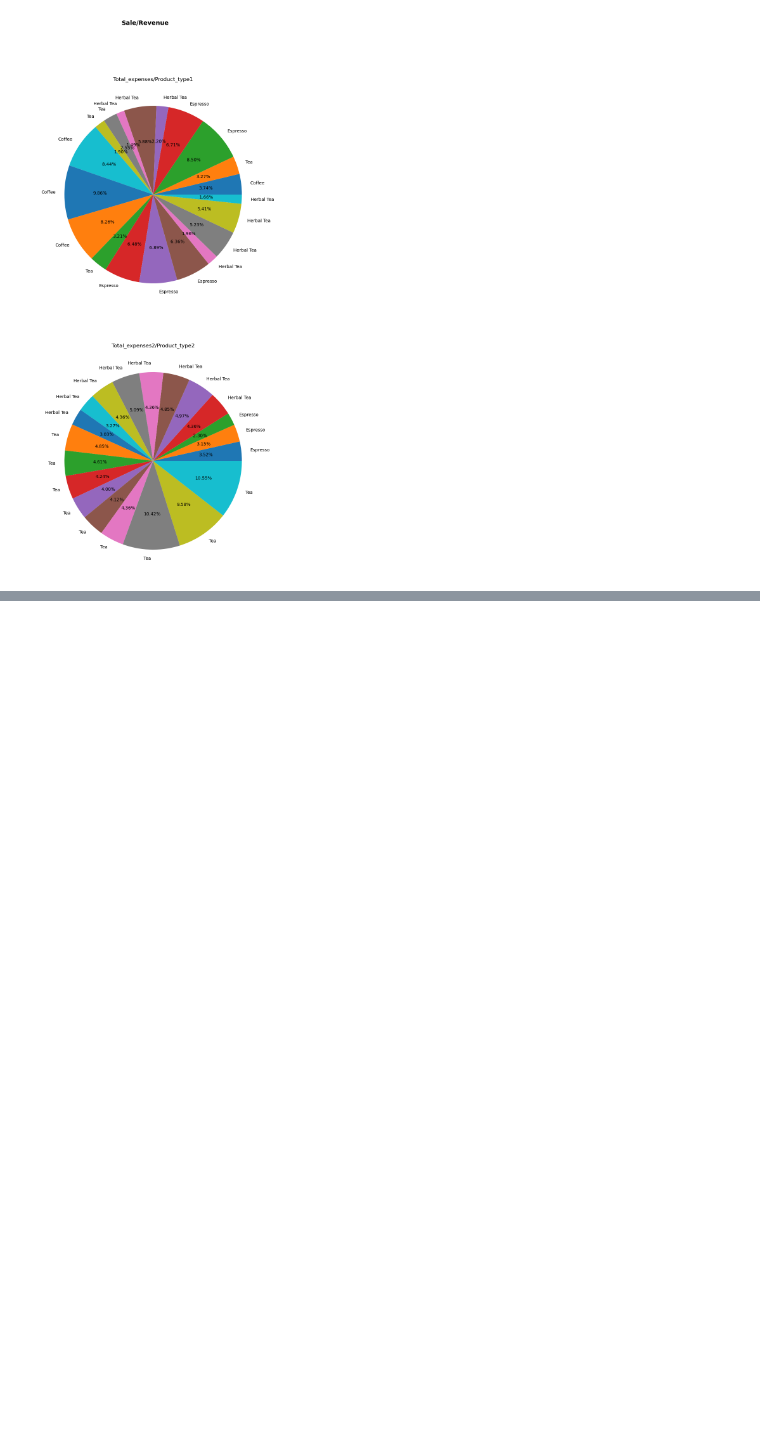
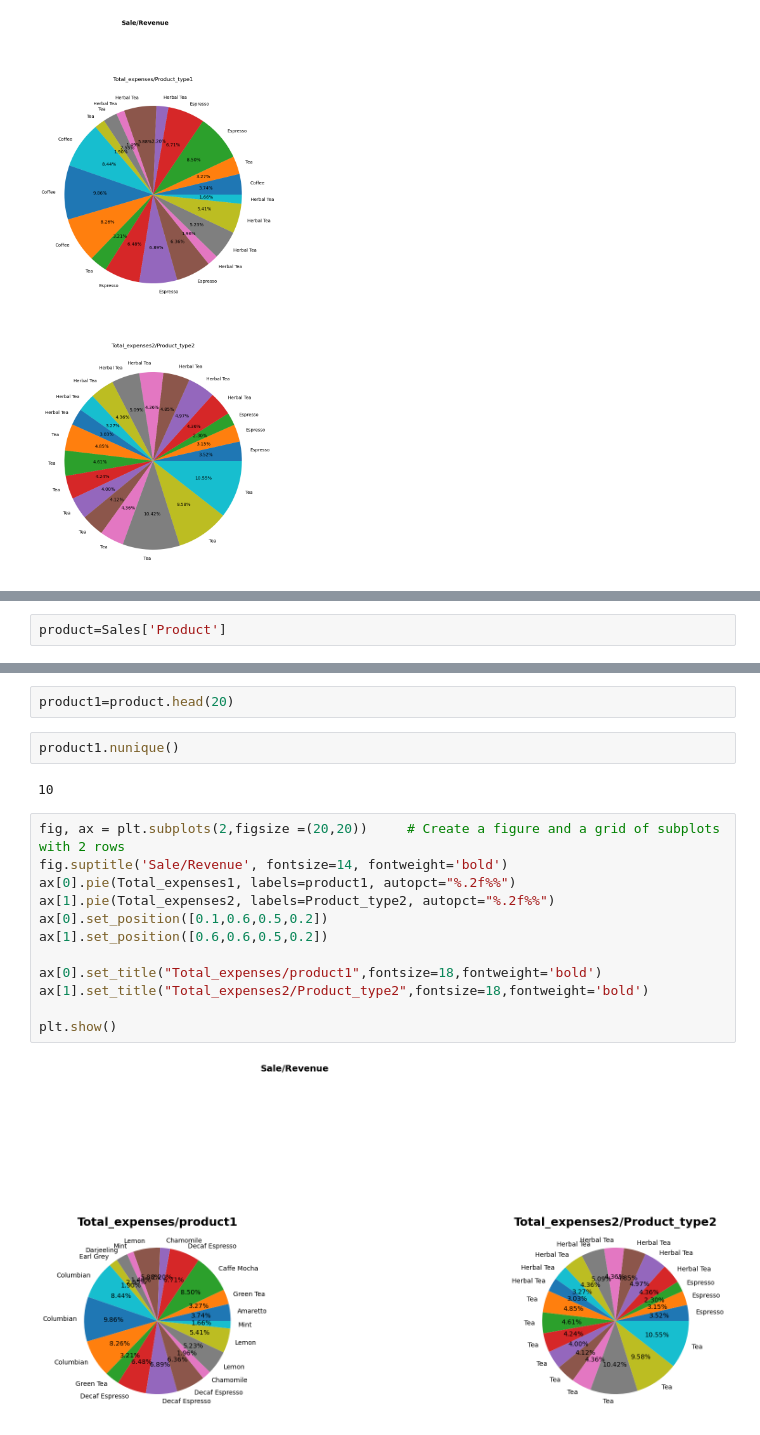
Before and after one commit to Olahubert/Data-Visualization, a Jupyter notebook: Sales Report(subplots).ipynb, the cells around one changed output, grey strips where cells are left out. Drawn from its saved outputs; the diff is of its cells as text; blank space fills up the shorter version.

```diff
--- a/Sales Report(subplots).ipynb
+++ b/Sales Report(subplots).ipynb
@@ -166,0 +182,2 @@ plt.show()
+# %%
+product=Sales['Product']
@@ -166,0 +208,20 @@ plt.show()
+# %%
+product1=product.head(20)
+# %%
+product1.nunique()
+# %% [output]
+10
+# %%
+fig, ax = plt.subplots(2,figsize =(20,20))     # Create a figure and a grid of subplots with 2 rows
+fig.suptitle('Sale/Revenue', fontsize=14, fontweight='bold')
+ax[0].pie(Total_expenses1, labels=product1, autopct="%.2f%%")
+ax[1].pie(Total_expenses2, labels=Product_type2, autopct="%.2f%%")
+ax[0].set_position([0.1,0.6,0.5,0.2])
+ax[1].set_position([0.6,0.6,0.5,0.2])
+
+ax[0].set_title("Total_expenses/product1",fontsize=18,fontweight='bold')
+ax[1].set_title("Total_expenses2/Product_type2",fontsize=18,fontweight='bold')
+
+plt.show()
+# %% [output]
+[figure, added]
```
Also changed, not shown: parts of 3 cells of this notebook, 4 other files.
